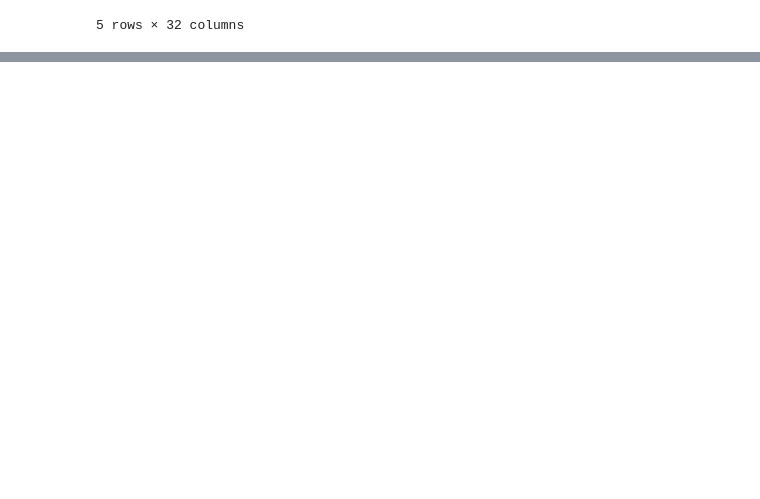
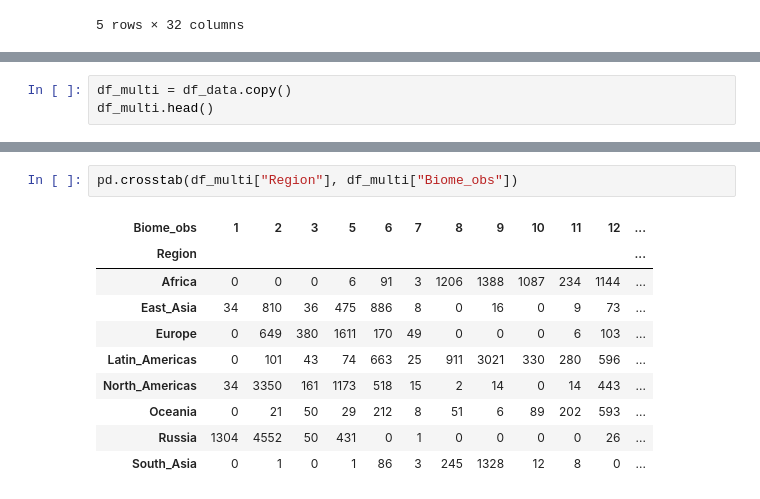
Before and after one commit to Xraaaay/lu_bern01, a Jupyter notebook: Project02/biome.ipynb, the cells around one changed output, grey strips where cells are left out. Cells and saved outputs as stored; diff of their text form; blank space fills up the shorter version.

```diff
--- a/Project02/biome.ipynb
+++ b/Project02/biome.ipynb
@@ -459,0 +426,3 @@ non_rainforest       1.00      0.00      0.01      8776
+# %%
+df_multi = df_data.copy()
+df_multi.head()
@@ -459,0 +437,13 @@ non_rainforest       1.00      0.00      0.01      8776
+# %%
+pd.crosstab(df_multi["Region"], df_multi["Biome_obs"])
+# %% [output]
+| Biome_obs | 1 | 2 | 3 | 5 | 6 | 7 | 8 | 9 | 10 | 11 | 12 | ... |
+| Region |  |  |  |  |  |  |  |  |  |  |  | ... |
+| Africa | 0 | 0 | 0 | 6 | 91 | 3 | 1206 | 1388 | 1087 | 234 | 1144 | ... |
+| East_Asia | 34 | 810 | 36 | 475 | 886 | 8 | 0 | 16 | 0 | 9 | 73 | ... |
+| Europe | 0 | 649 | 380 | 1611 | 170 | 49 | 0 | 0 | 0 | 6 | 103 | ... |
+| Latin_Americas | 0 | 101 | 43 | 74 | 663 | 25 | 911 | 3021 | 330 | 280 | 596 | ... |
+| North_Americas | 34 | 3350 | 161 | 1173 | 518 | 15 | 2 | 14 | 0 | 14 | 443 | ... |
+| Oceania | 0 | 21 | 50 | 29 | 212 | 8 | 51 | 6 | 89 | 202 | 593 | ... |
+| Russia | 1304 | 4552 | 50 | 431 | 0 | 1 | 0 | 0 | 0 | 0 | 26 | ... |
+| South_Asia | 0 | 1 | 0 | 1 | 86 | 3 | 245 | 1328 | 12 | 8 | 0 | ... |
```
Also changed, not shown: parts of 73 cells of this notebook.
